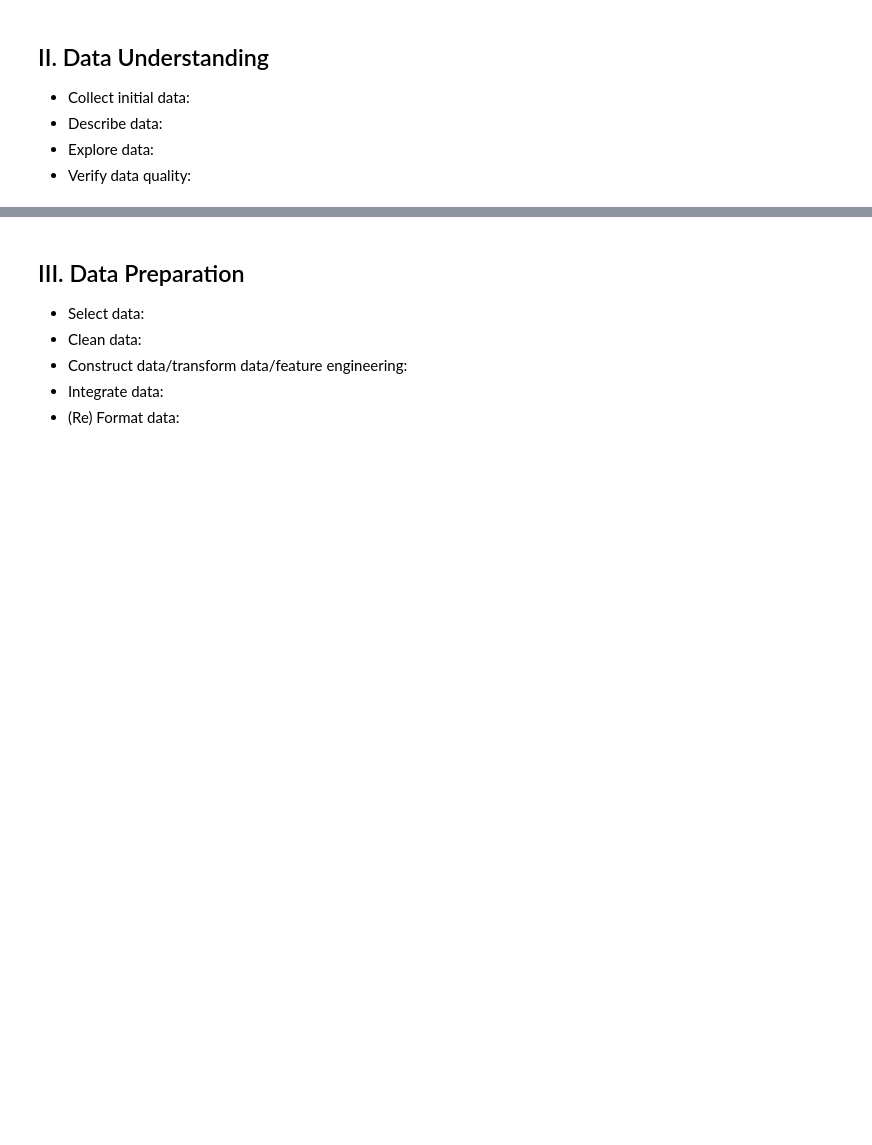
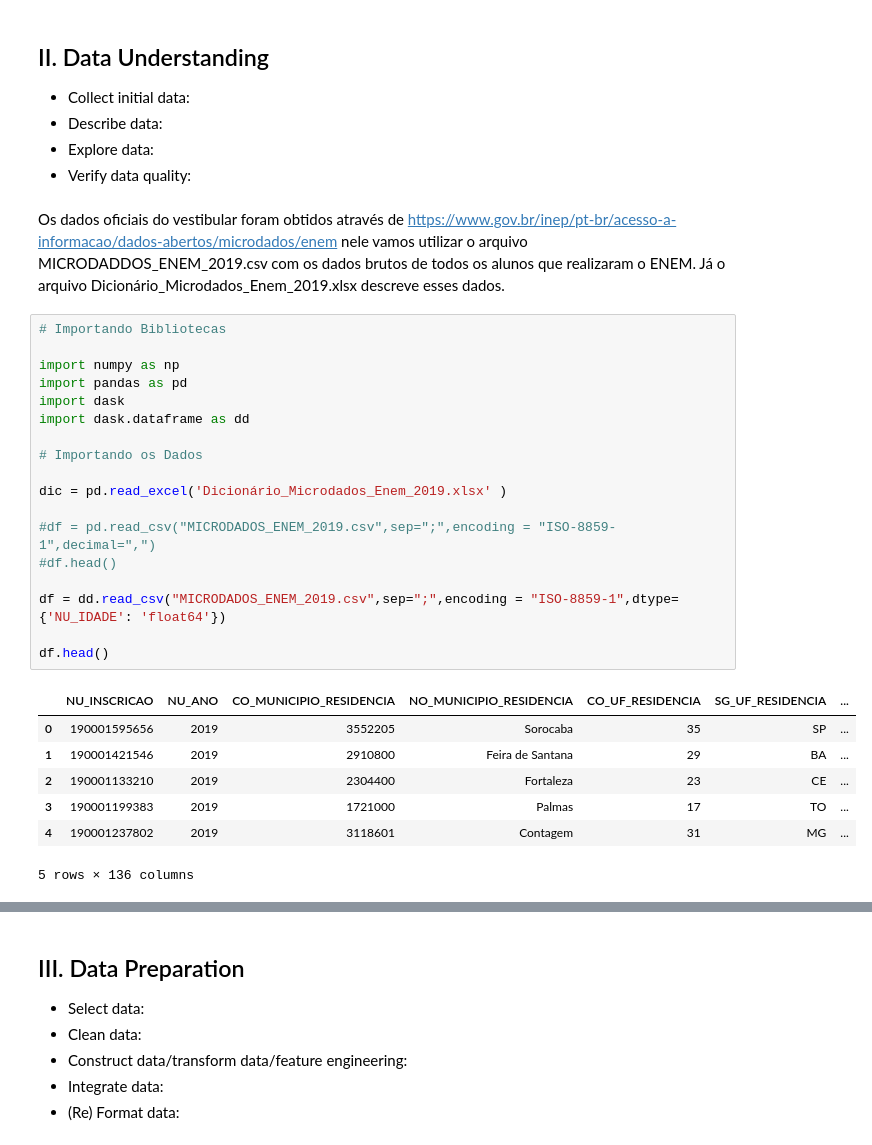
Before and after one commit to Bissiatti/Analise_dados_ENEM, a Jupyter notebook: Intro_Crisp_DM.ipynb, the cells around one changed output, grey strips where cells are left out. Drawn from its saved outputs; the diff is of its cells as text; blank space fills up the shorter version.

```diff
--- a/Intro_Crisp_DM.ipynb
+++ b/Intro_Crisp_DM.ipynb
@@ -63,3 +62,31 @@ _________________________
 + Describe data:
 + Explore data:
 + Verify data quality:
+# %% [markdown]
+Os dados oficiais do vestibular foram obtidos através de https://www.gov.br/inep/pt-br/acesso-a-informacao/dados-abertos/microdados/enem nele vamos utilizar o arquivo MICRODADDOS_ENEM_2019.csv com os dados brutos de todos os alunos que realizaram o ENEM. Já o arquivo Dicionário_Microdados_Enem_2019.xlsx descreve esses dados.
+# %%
+# Importando Bibliotecas
+
+import numpy as np
+import pandas as pd
+import dask
+import dask.dataframe as dd
+
+# Importando os Dados
+
+dic = pd.read_excel('Dicionário_Microdados_Enem_2019.xlsx' )
+
+#df = pd.read_csv("MICRODADOS_ENEM_2019.csv",sep=";",encoding = "ISO-8859-1",decimal=",")
+#df.head()
+
+df = dd.read_csv("MICRODADOS_ENEM_2019.csv",sep=";",encoding = "ISO-8859-1",dtype={'NU_IDADE': 'float64'})
+
+df.head()
+# %% [output]
+|  | NU_INSCRICAO | NU_ANO | CO_MUNICIPIO_RESIDENCIA | NO_MUNICIPIO_RESIDENCIA | CO_UF_RESIDENCIA | SG_UF_RESIDENCIA | ... |
+| 0 | 190001595656 | 2019 | 3552205 | Sorocaba | 35 | SP | ... |
+| 1 | 190001421546 | 2019 | 2910800 | Feira de Santana | 29 | BA | ... |
+| 2 | 190001133210 | 2019 | 2304400 | Fortaleza | 23 | CE | ... |
+| 3 | 190001199383 | 2019 | 1721000 | Palmas | 17 | TO | ... |
+| 4 | 190001237802 | 2019 | 3118601 | Contagem | 31 | MG | ... |
+5 rows × 136 columns
```
Also changed, not shown: parts of 5 cells of this notebook, 1 other file.
